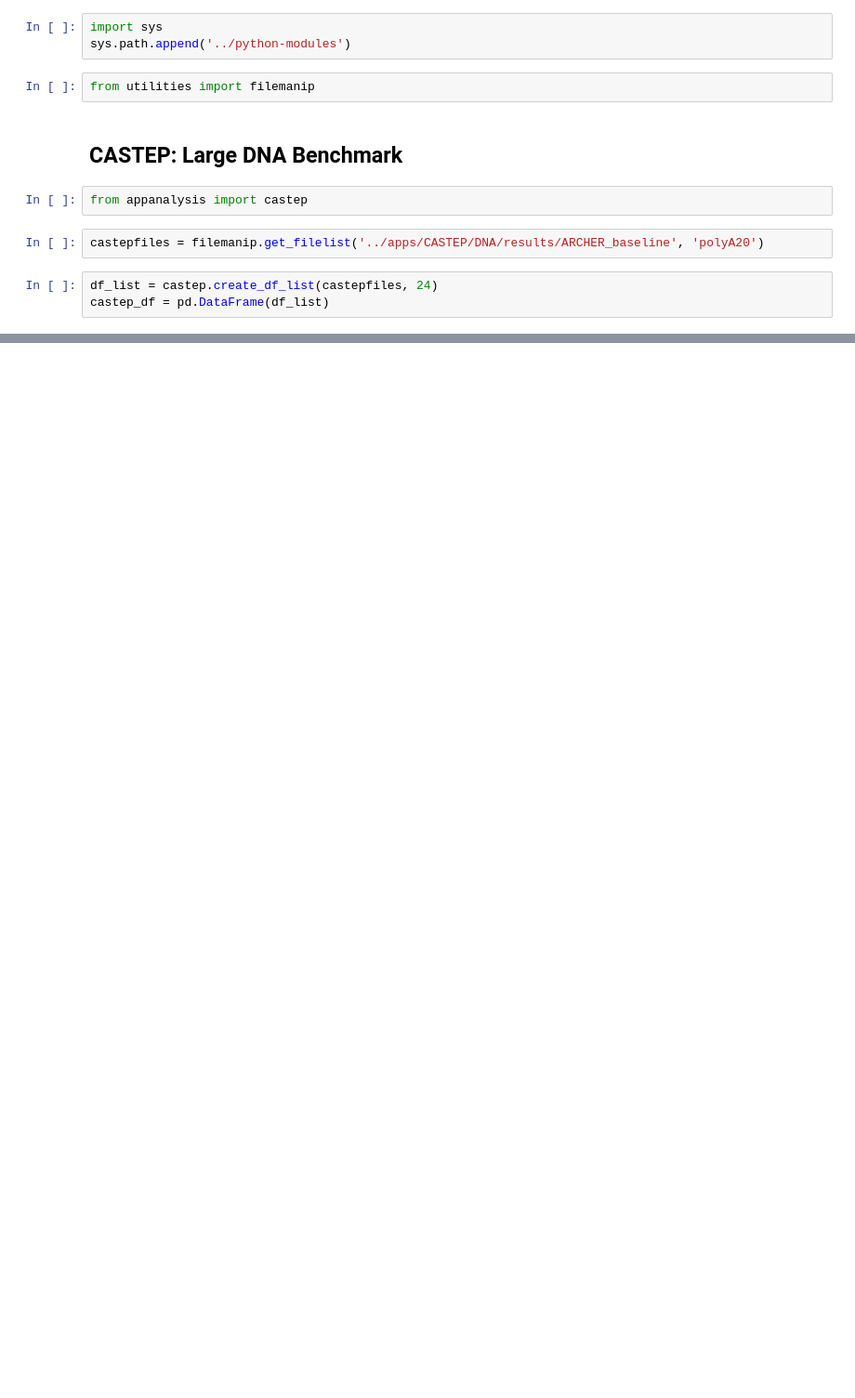
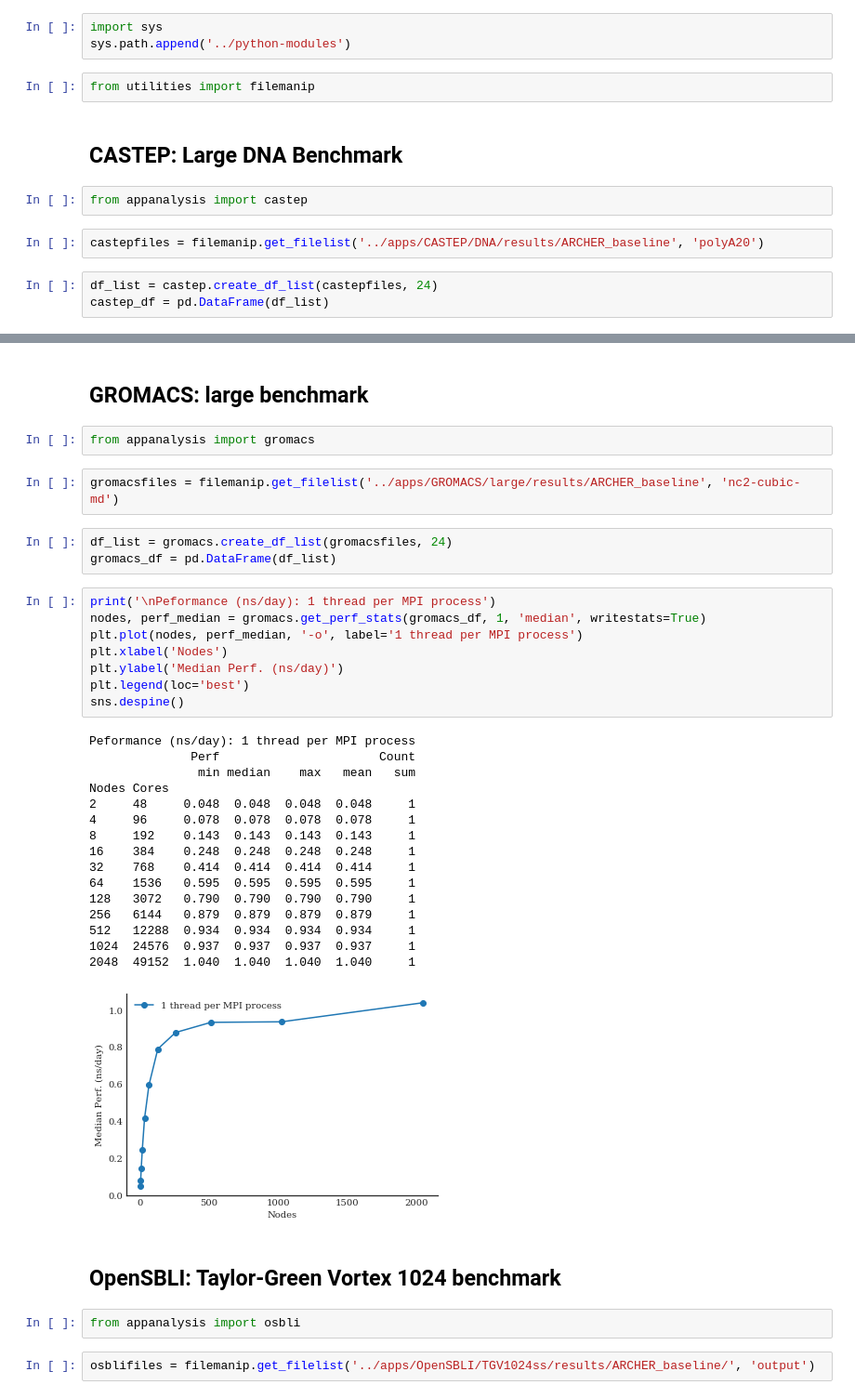
Before and after one commit to hpc-uk/archer-benchmarks, a Jupyter notebook: analysis/ARCHER_Baseline_Results.ipynb, the cells around one changed output, grey strips where cells are left out. Shown at 93% size. Saved outputs shown, nothing was run; the diff lists cells and outputs as text; blank space fills up the shorter version.

```diff
--- a/analysis/ARCHER_Baseline_Results.ipynb
+++ b/analysis/ARCHER_Baseline_Results.ipynb
@@ -57,0 +58,40 @@ Nodes
+# %% [markdown]
+## GROMACS: large benchmark
+# %%
+from appanalysis import gromacs
+# %%
+gromacsfiles = filemanip.get_filelist('../apps/GROMACS/large/results/ARCHER_baseline', 'nc2-cubic-md')
+# %%
+df_list = gromacs.create_df_list(gromacsfiles, 24)
+gromacs_df = pd.DataFrame(df_list)
+# %%
+print('\nPeformance (ns/day): 1 thread per MPI process')
+nodes, perf_median = gromacs.get_perf_stats(gromacs_df, 1, 'median', writestats=True)
+plt.plot(nodes, perf_median, '-o', label='1 thread per MPI process')
+plt.xlabel('Nodes')
+plt.ylabel('Median Perf. (ns/day)')
+plt.legend(loc='best')
+sns.despine()
+# %% [output]
+Peformance (ns/day): 1 thread per MPI process
+              Perf                      Count
+               min median    max   mean   sum
+Nodes Cores
+2     48     0.048  0.048  0.048  0.048     1
+4     96     0.078  0.078  0.078  0.078     1
+8     192    0.143  0.143  0.143  0.143     1
+16    384    0.248  0.248  0.248  0.248     1
+32    768    0.414  0.414  0.414  0.414     1
+64    1536   0.595  0.595  0.595  0.595     1
+128   3072   0.790  0.790  0.790  0.790     1
+256   6144   0.879  0.879  0.879  0.879     1
+512   12288  0.934  0.934  0.934  0.934     1
+1024  24576  0.937  0.937  0.937  0.937     1
+2048  49152  1.040  1.040  1.040  1.040     1
+[figure, added]
+# %% [markdown]
+## OpenSBLI: Taylor-Green Vortex 1024 benchmark
+# %%
+from appanalysis import osbli
+# %%
+osblifiles = filemanip.get_filelist('../apps/OpenSBLI/TGV1024ss/results/ARCHER_baseline/', 'output')
```
Also changed, not shown: parts of 8 cells of this notebook, 3 other files.
